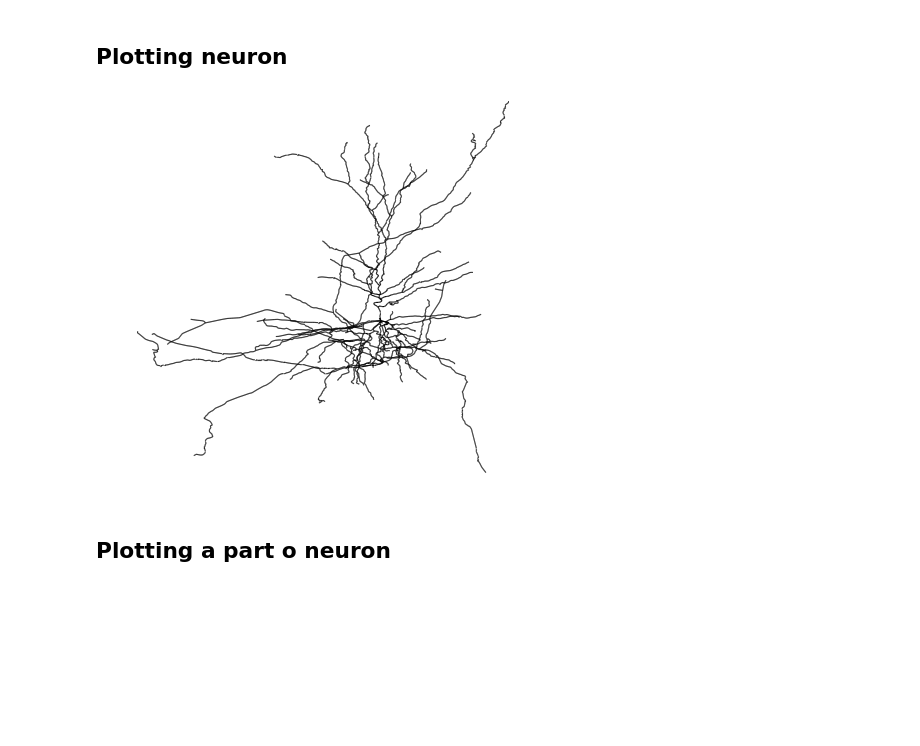
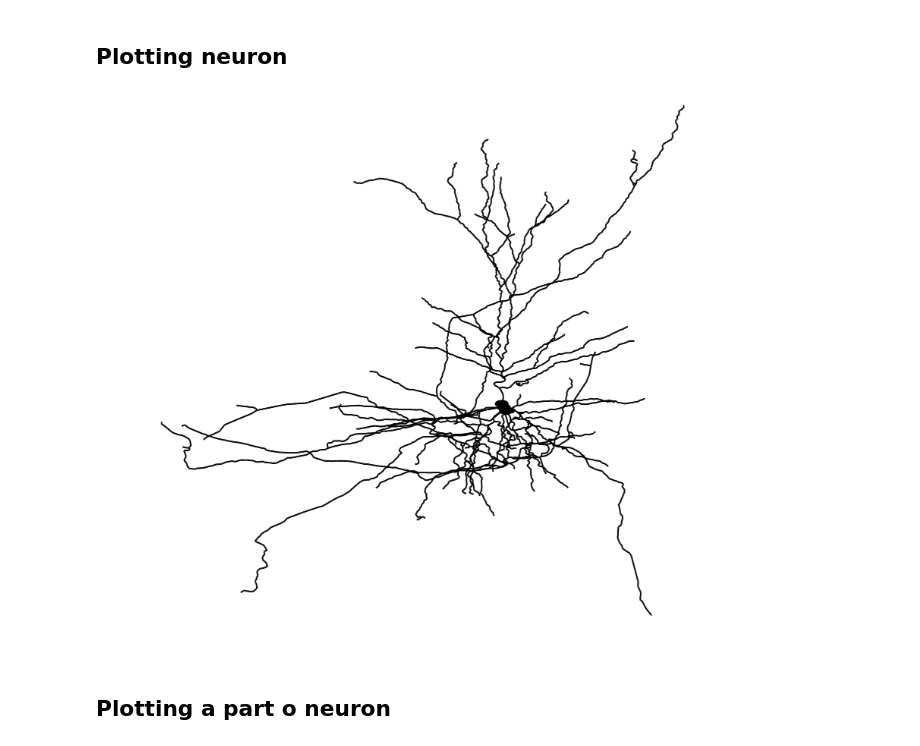
Before and after one commit to BonsaiNet/McNeuron, a Jupyter notebook: How to use McNeuron to depict a neuron.ipynb, the cells around one changed output. Saved outputs shown, nothing was run; the diff lists cells and outputs as text; code cells hidden in the pictures; blank space fills up the shorter version.

```diff
--- a/How to use McNeuron to depict a neuron.ipynb
+++ b/How to use McNeuron to depict a neuron.ipynb
@@ -11,9 +11,9 @@ import pickle
 ## Plotting neuron
 # %%
 neuron = McNeuron.Neuron("neuron.txt")
-McNeuron.visualize.plot_2D(neuron)
+McNeuron.visualize.plot_2D(neuron, show_soma=True, dpi=400)
 # %% [output]
-[figure, old version]
+[figure, new version]
 # %% [markdown]
 ## Plotting a part o neuron
 # %%
```
Also changed, not shown: parts of 4 cells of this notebook, 24 other files.
